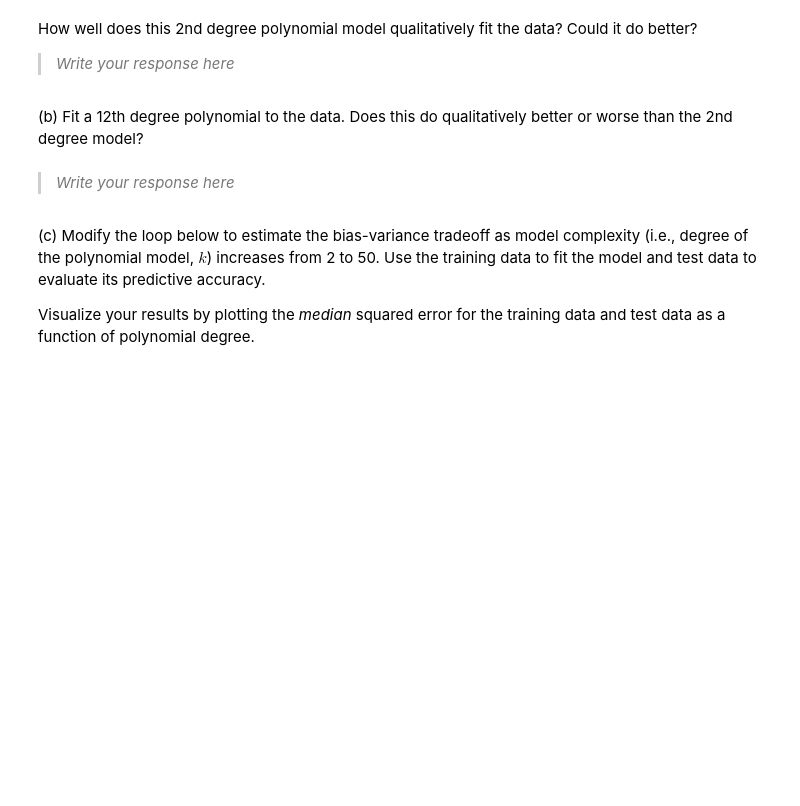
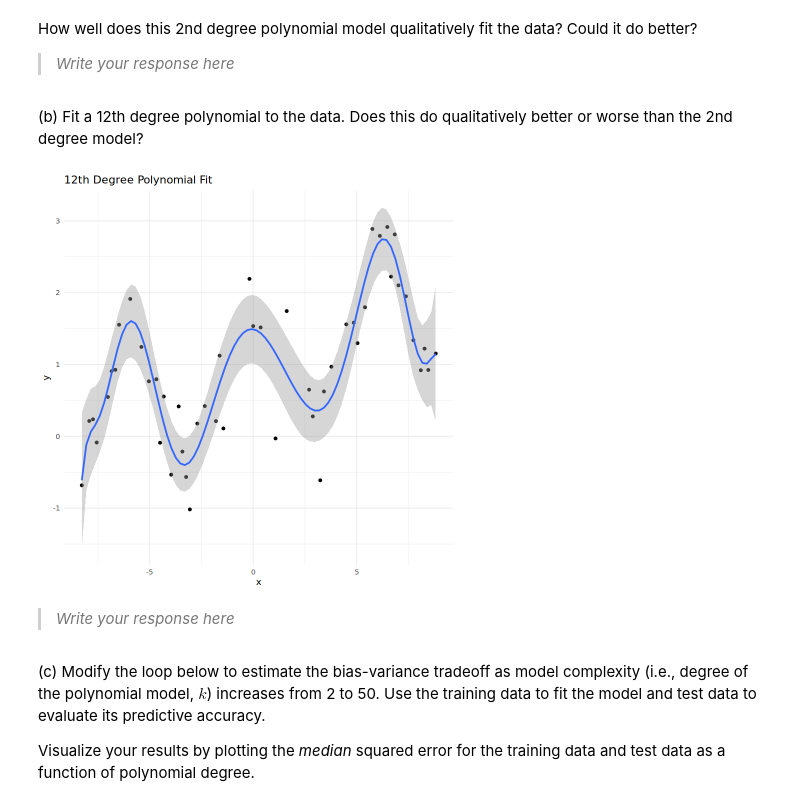
Before and after one commit to cnsimmons/Simmons_DSPN_S25, a Jupyter notebook: ExerciseSubmissions/ex17_regularized-regression.ipynb, the cells around one changed output. Drawn from its saved outputs; the diff is of its cells as text; code cells hidden in the pictures; blank space fills up the shorter version.

```diff
--- a/ExerciseSubmissions/ex17_regularized-regression.ipynb
+++ b/ExerciseSubmissions/ex17_regularized-regression.ipynb
@@ -67,3 +113,14 @@ How well does this 2nd degree polynomial model qualitatively fit the data? Could
+# %%
+# (b) Fit a 12th degree polynomial model
+ggplot(train_df, aes(x = x, y = y)) +
+  geom_point() +
+  stat_smooth(method = "lm", formula = y ~ poly(x, 12), se = TRUE) +
+  labs(title = "12th Degree Polynomial Fit",
+       x = "x",
+       y = "y") +
+  theme_minimal()
+# %% [output]
+[figure, added]
 # %% [markdown]
 > *Write your response here*
 >
```
Also changed, not shown: parts of 14 cells of this notebook.
